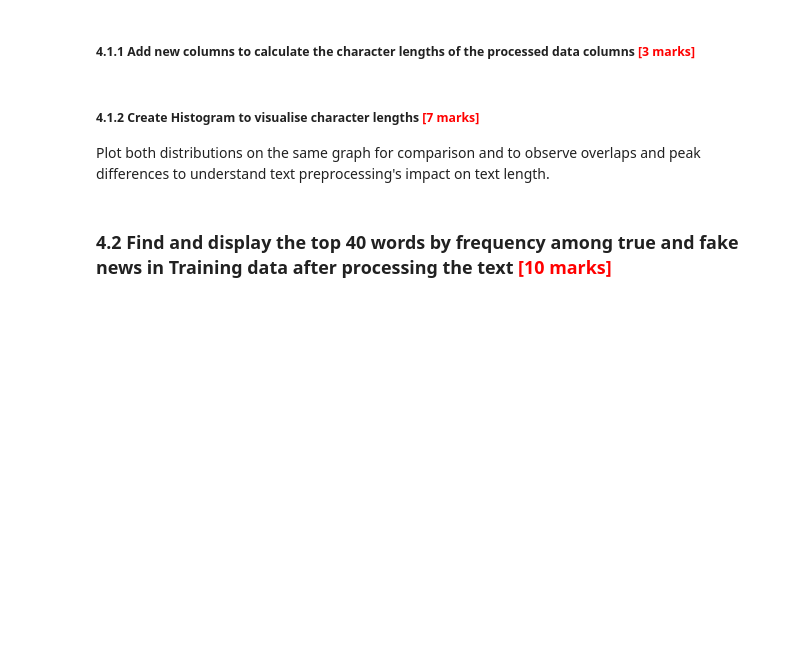
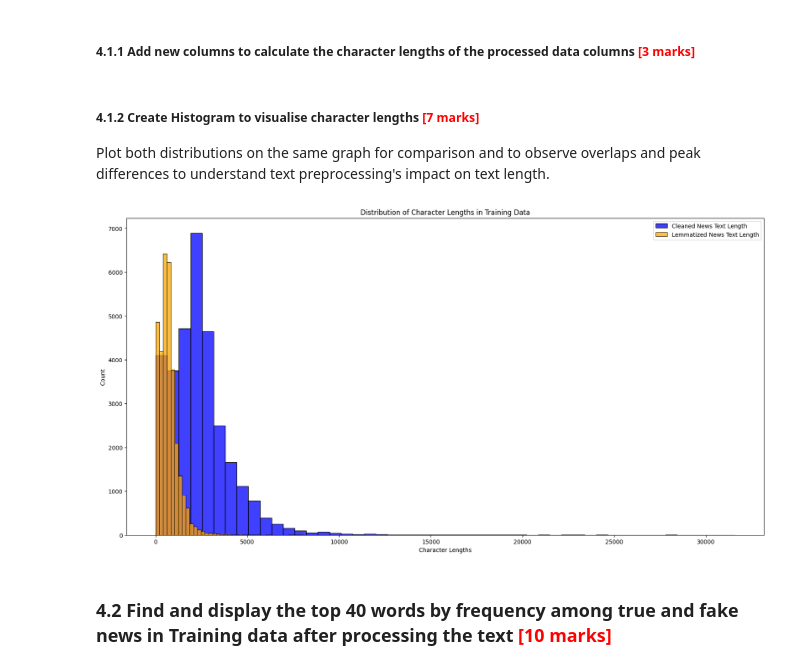
Before and after one commit to gauravkumarsahoo/fake-news-detection, a Jupyter notebook: Fake_News_Detection.ipynb, the cells around one changed output. Cells and saved outputs as stored; diff of their text form; code cells hidden in the pictures; blank space fills up the shorter version.

Commit message:
eda and training

```diff
--- a/Fake_News_Detection.ipynb
+++ b/Fake_News_Detection.ipynb
@@ -409,12 +416,11 @@ memory usage: 1.0+ MB
 ## **3.** Train Validation Split <font color = red>[5 marks]</font> <br>
 # %%
 # Import Train Test Split and split the DataFrame into 70% train and 30% validation data
-from sklearn.model_selection import train_test_split
 X_train, X_val, y_train, y_val = train_test_split(
     df_clean['lemmatized_news_text'],
     df_clean['news_label'],
     test_size=0.3,
-    random_state=42
+    random_state=42,
 )
 # %% [markdown]
 ## **4.** Exploratory Data Analysis on Training Data  <font color = red>[40 marks]</font> <br>
@@ -432,20 +438,37 @@ Perform EDA on cleaned and preprocessed texts to get familiar with the training
 ##### 4.1.1  Add new columns to calculate the character lengths of the processed data columns  <font color = red>[3 marks]</font> <br>
 # %%
 # Add a new column to calculate the character length of cleaned news text
-df_clean['news_text_length'] = df_clean['news_text'].apply(lambda x: len(str(x)))
+train_indices = X_train.index
+train_cleaned_news_text_length = df_clean.loc[train_indices, 'cleaned_news_text'].apply(lambda x: len(str(x)))
 
 # Add a new column to calculate the character length of lemmatized news text with POS tags removed
-df_clean['lemmatized_text_length'] = df_clean['lemmatized_news_text'].apply(lambda x: len(str(x)))
+train_lemmatized_news_text_length = X_train.apply(lambda x: len(str(x)))
+
+train_df = pd.DataFrame({
+    'cleaned_news_text_length': train_cleaned_news_text_length,
+    'lemmatized_news_text_length': train_lemmatized_news_text_length,
+    'news_label': y_train
+})
 # %% [markdown]
 ##### 4.1.2  Create Histogram to visualise character lengths  <font color = red>[7 marks]</font> <br>
 
  Plot both distributions on the same graph for comparison and to observe overlaps and peak differences to understand text preprocessing's impact on text length.
 # %%
 # Create a histogram plot to visualise character lengths
+plt.figure(figsize=(20, 10))
 
 # Add histogram for cleaned news text
+sns.histplot(train_df['cleaned_news_text_length'], color='blue', label='Cleaned News Text Length', bins=50)
 
 # Add histogram for lemmatized news text with POS tags removed
+sns.histplot(train_df['lemmatized_news_text_length'], color='orange', label='Lemmatized News Text Length', bins=50)
+
+plt.title('Distribution of Character Lengths in Training Data')
+plt.xlabel('Character Lengths')
+plt.legend()
+plt.show()
+# %% [output]
+[figure, added]
 # %% [markdown]
 ### **4.2** Find and display the top 40 words by frequency among true and fake news in Training data after processing the text  <font color = red>[10 marks]</font> <br>
 # %% [markdown]
```
Also changed, not shown: parts of 56 cells of this notebook.
